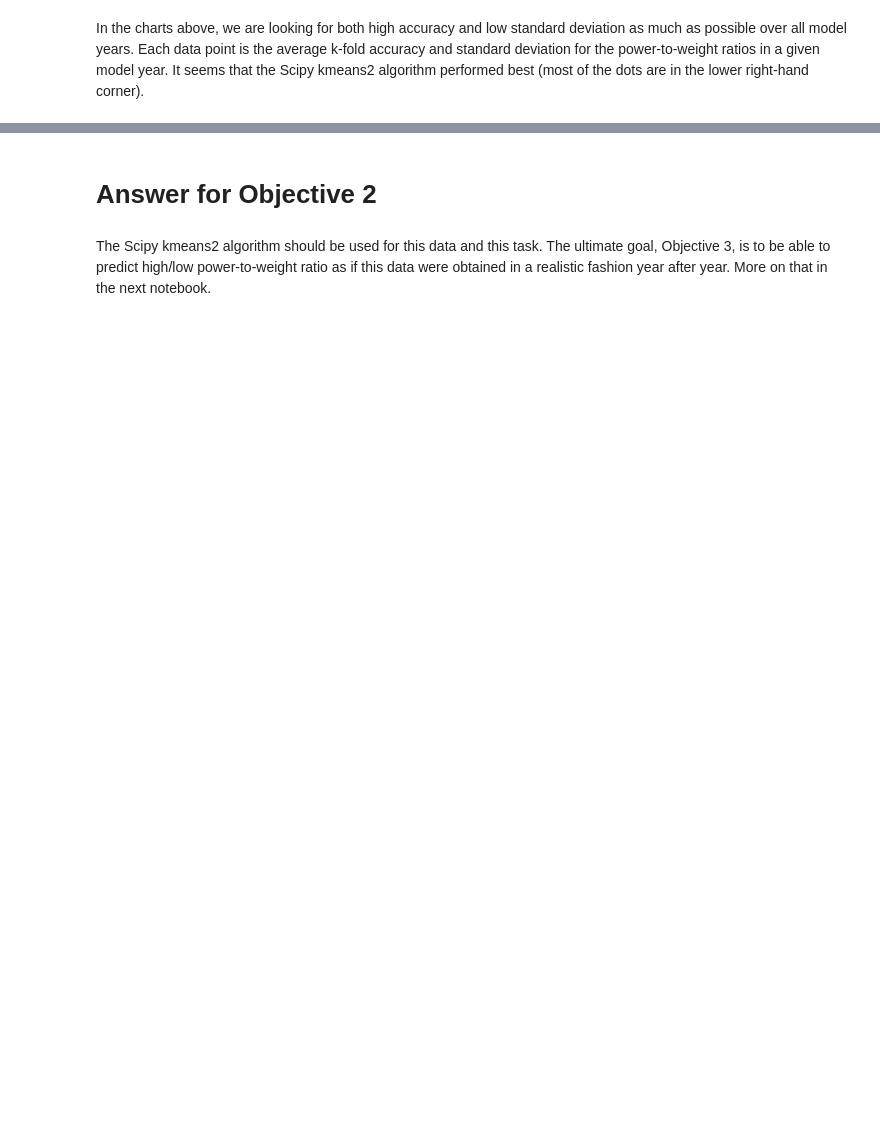
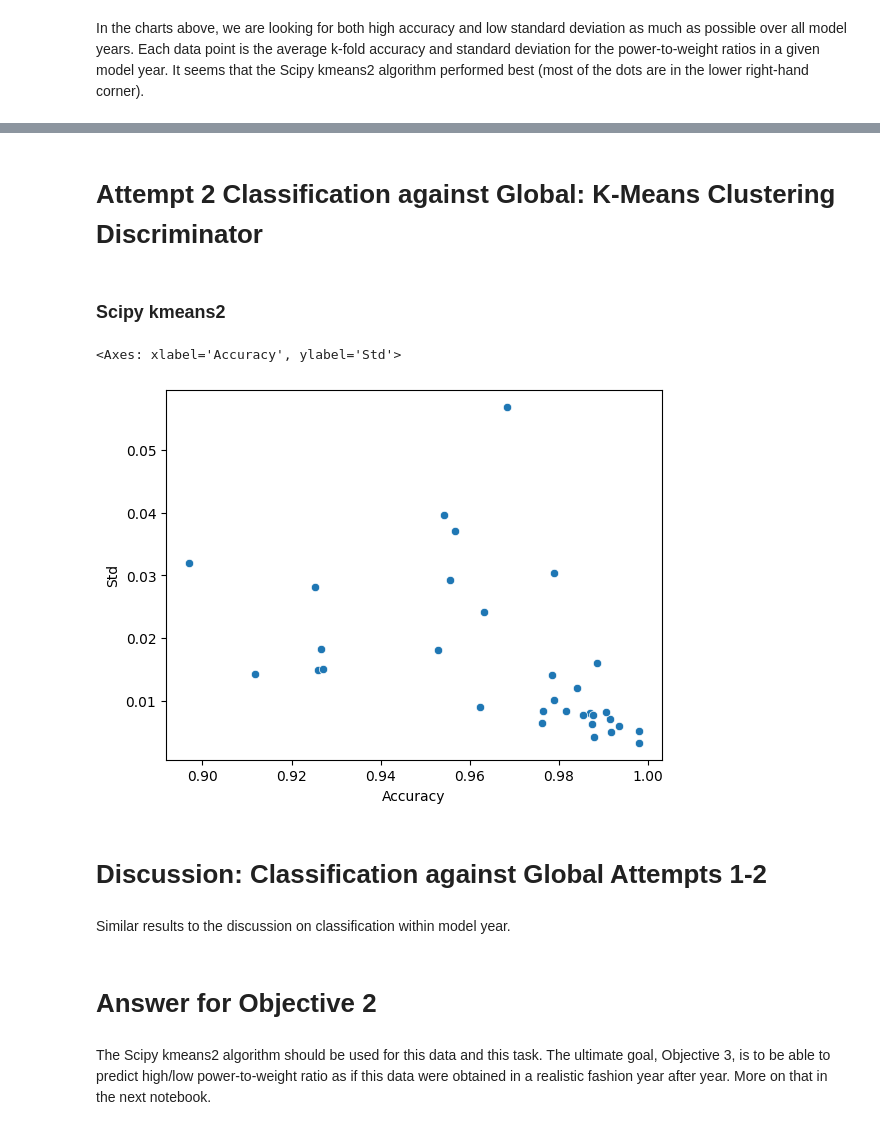
Before and after one commit to alexdconf/vehicles-power-to-weight, a Jupyter notebook: analysis/objective2_analysis.ipynb, the cells around one changed output, grey strips where cells are left out. Drawn from its saved outputs; the diff is of its cells as text; code cells hidden in the pictures; blank space fills up the shorter version.

```diff
--- a/analysis/objective2_analysis.ipynb
+++ b/analysis/objective2_analysis.ipynb
@@ -184,3 +228,58 @@ In the charts above, we are looking for both high accuracy and low standard devi
+# %% [markdown]
+# Attempt 2 Classification against Global: K-Means Clustering Discriminator
+# %% [markdown]
+### Scipy kmeans2
+# %%
+kmeans2_centroids, distortion2 = kmeans2(df[SPECS1], K)
+high_kmeans2_centroid = kmeans2_centroids[1] if kmeans2_centroids[1] > kmeans2_centroids[0] else kmeans2_centroids[0]
+low_kmeans2_centroid = kmeans2_centroids[1] if kmeans2_centroids[1] < kmeans2_centroids[0] else kmeans2_centroids[0]
+kmeans2_reference = kmeans_inference(df[SPECS1], high_kmeans2_centroid, low_kmeans2_centroid)
+
+metrics_by_model_year = {}
+for year in MODEL_YEARS:
+    df2 = df[df[MODEL_YEAR] == year]
+    LENGTH = len(df2)
+    if LENGTH <= 2:
+        continue
+
+    metrics = {}
+    for i in range(NUM_FOLDS):
+        test = df2.iloc[int(np.floor(LENGTH/NUM_FOLDS)*i):int(np.floor(LENGTH/NUM_FOLDS)*(i+1))]
+        train_values = df2[~df2.index.isin(test.index)][SPECS1]
+
+        centroids, distortion = kmeans2(train_values, K)
+        high_centroid = centroids[1] if centroids[1] > centroids[0] else centroids[0]
+        low_centroid = centroids[1] if centroids[1] < centroids[0] else centroids[0]
+        test_inferred = kmeans_inference(test[SPECS1], high_centroid, low_centroid)
+        kmeans2_reference_test_view = kmeans2_reference.iloc[kmeans2_reference.index.isin(test.index.values)]
+
+        # positive class is HIGH
+        tp = np.sum([True for x,y in zip(test_inferred,kmeans2_reference_test_view) if x == y and x == HIGH])
+        tn = np.sum([True for x,y in zip(test_inferred,kmeans2_reference_test_view) if x == y and x == LOW])
+        fp = np.sum([True for x,y in zip(test_inferred,kmeans2_reference_test_view) if x != y and x == HIGH])
+        fn = np.sum([True for x,y in zip(test_inferred,kmeans2_reference_test_view) if x != y and x == LOW])
+
+        metrics[str(i)] = [tp, tn, fp, fn]
+    metrics_by_model_year[year] = metrics
+
+metric_data_for_plot = []
+for year, metric in metrics_by_model_year.items():
+    accuracies = []
+    for key, val in metric.items():
+        accuracies.append((val[0]+val[1])/np.sum(val))
+    mean_accuracy_overall = np.mean(accuracies)
+    mean_std_overall = np.std(accuracies)
+    metric_data_for_plot.append((year, mean_accuracy_overall,mean_std_overall))
+df_plot = pd.DataFrame(metric_data_for_plot, columns=[MODEL_YEAR, "Accuracy", "Std"])
+
+sns.scatterplot(df_plot, x="Accuracy", y="Std")
+# %% [output]
+<Axes: xlabel='Accuracy', ylabel='Std'>
+[figure, added]
+# %% [markdown]
+# Discussion: Classification against Global Attempts 1-2
+# %% [markdown]
+Similar results to the discussion on classification within model year.
 # %% [markdown]
 # Answer for Objective 2
 # %% [markdown]
```
Also changed, not shown: parts of 7 cells of this notebook.
